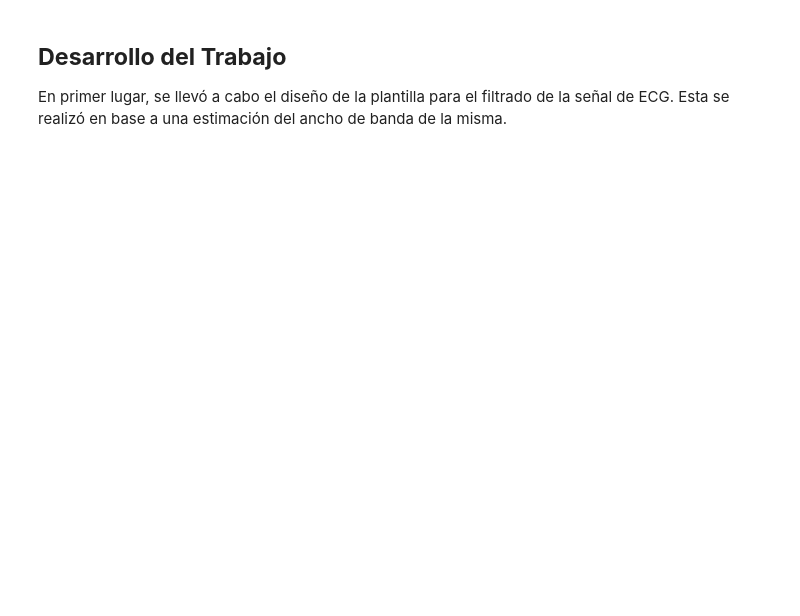
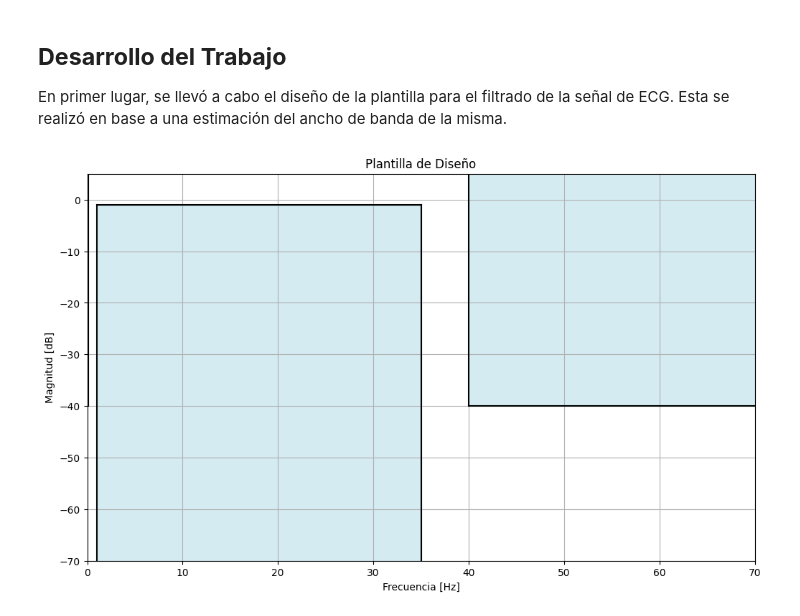
Before and after one commit to mtaranilla/APS_2025, a Jupyter notebook: TS_TARANILLA_SALGADO/TS8_FiltradoDigitalECG/TS8_FiltradoLinealECG_SALGADO_TARANILLA.ipynb, the cells around one changed output. Cells and saved outputs as stored; diff of their text form; code cells hidden in the pictures; blank space fills up the shorter version.

Commit message:
Add files via upload
Agregado de plantilla, filtros FIR y autoevaluación.

```diff
--- a/TS_TARANILLA_SALGADO/TS8_FiltradoDigitalECG/TS8_FiltradoLinealECG_SALGADO_TARANILLA.ipynb
+++ b/TS_TARANILLA_SALGADO/TS8_FiltradoDigitalECG/TS8_FiltradoLinealECG_SALGADO_TARANILLA.ipynb
@@ -34,0 +54,16 @@ En primer lugar, se llevó a cabo el diseño de la plantilla para el filtrado de
+# %%
+fs = 1000 #Hz
+ripple = 1 # dB
+atenuacion = 40 # dB
+
+wp = [1, 35] #Hz
+ws = [0.1, 40] #Hz
+
+plt.figure(figsize=(12,7))
+plt.title('Plantilla de Diseño')
+plantilla(ws = ws, wp = wp, fs = fs ,ripp = ripple, att = atenuacion)
+plt.xlim([0,70])
+plt.ylim([-70,5])
+plt.show()
+# %% [output]
+[figure, added]
```
Also changed, not shown: parts of 31 cells of this notebook.
